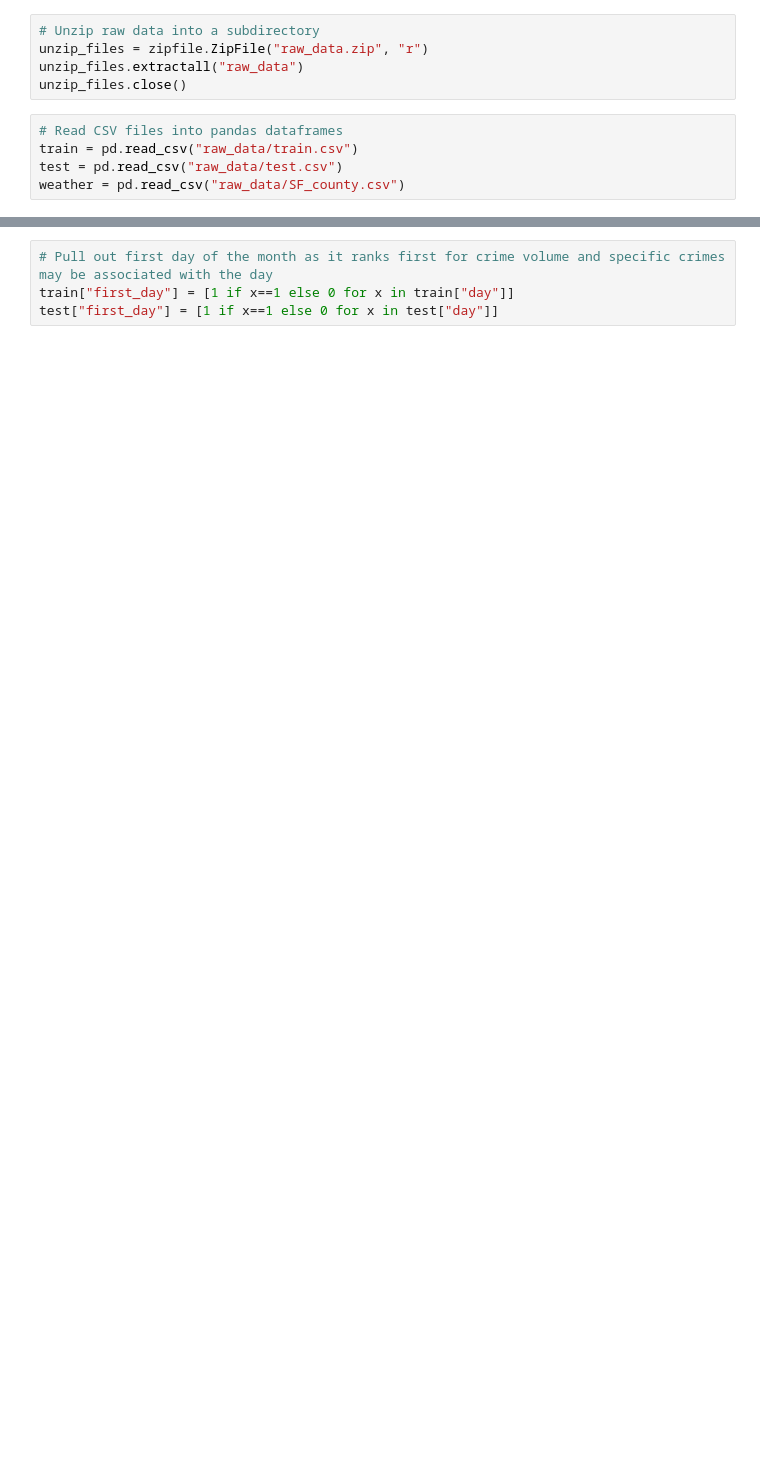
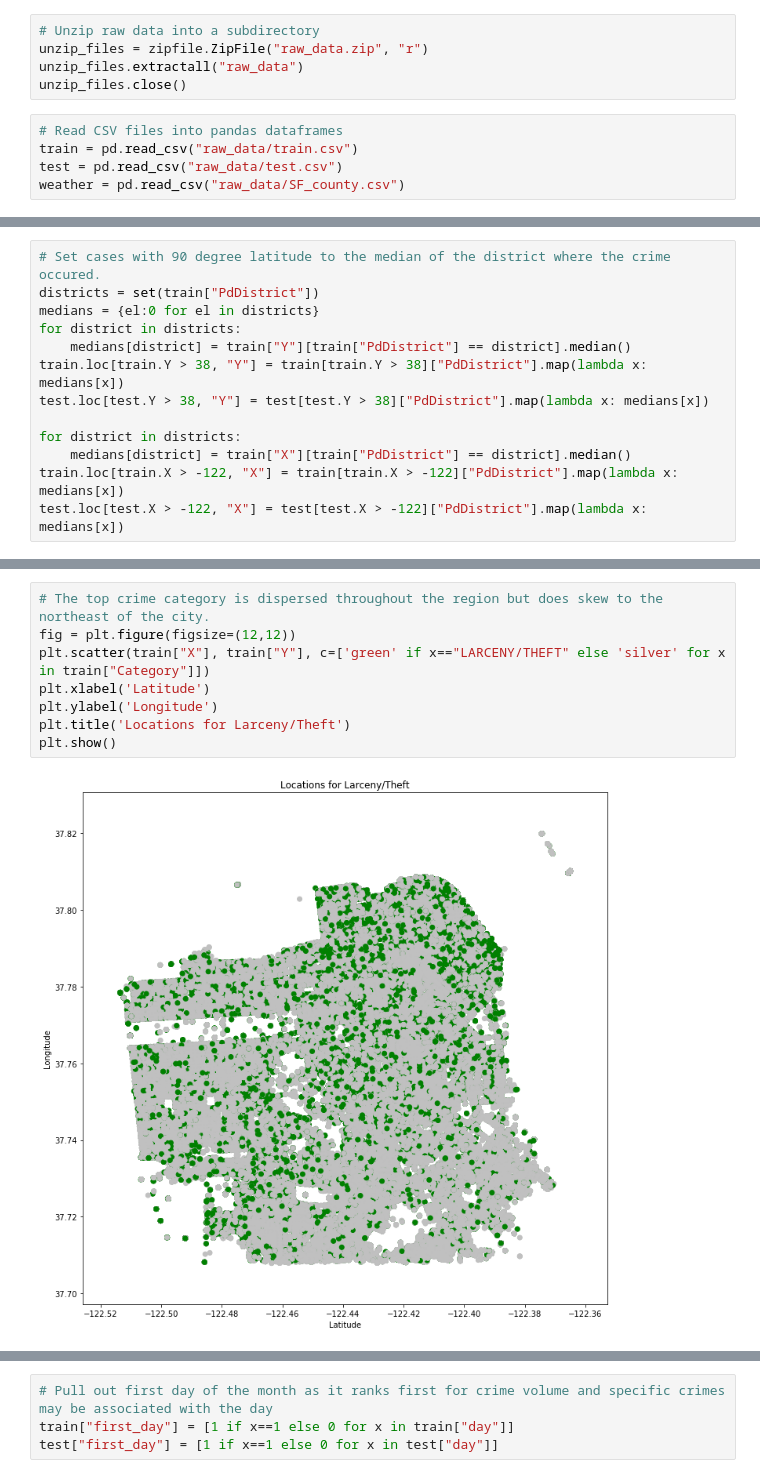
Before and after one commit to daxaurora/W207_CrimeClassification, a Jupyter notebook: W207 Final Project Data Set Up.ipynb, the cells around one changed output, grey strips where cells are left out. Saved outputs shown, nothing was run; the diff lists cells and outputs as text; blank space fills up the shorter version.

```diff
--- a/W207 Final Project Data Set Up.ipynb
+++ b/W207 Final Project Data Set Up.ipynb
@@ -45,0 +121,13 @@ weather = pd.read_csv("raw_data/SF_county.csv")
+# %%
+# Set cases with 90 degree latitude to the median of the district where the crime occured.
+districts = set(train["PdDistrict"])
+medians = {el:0 for el in districts}
+for district in districts:
+    medians[district] = train["Y"][train["PdDistrict"] == district].median()
+train.loc[train.Y > 38, "Y"] = train[train.Y > 38]["PdDistrict"].map(lambda x: medians[x])
+test.loc[test.Y > 38, "Y"] = test[test.Y > 38]["PdDistrict"].map(lambda x: medians[x])
+
+for district in districts:
+    medians[district] = train["X"][train["PdDistrict"] == district].median()
+train.loc[train.X > -122, "X"] = train[train.X > -122]["PdDistrict"].map(lambda x: medians[x])
+test.loc[test.X > -122, "X"] = test[test.X > -122]["PdDistrict"].map(lambda x: medians[x])
@@ -45,0 +149,10 @@ weather = pd.read_csv("raw_data/SF_county.csv")
+# %%
+# The top crime category is dispersed throughout the region but does skew to the northeast of the city.
+fig = plt.figure(figsize=(12,12))
+plt.scatter(train["X"], train["Y"], c=['green' if x=="LARCENY/THEFT" else 'silver' for x in train["Category"]])
+plt.xlabel('Latitude')
+plt.ylabel('Longitude')
+plt.title('Locations for Larceny/Theft')
+plt.show()
+# %% [output]
+[figure, added]
```
Also changed, not shown: parts of 32 cells of this notebook.
